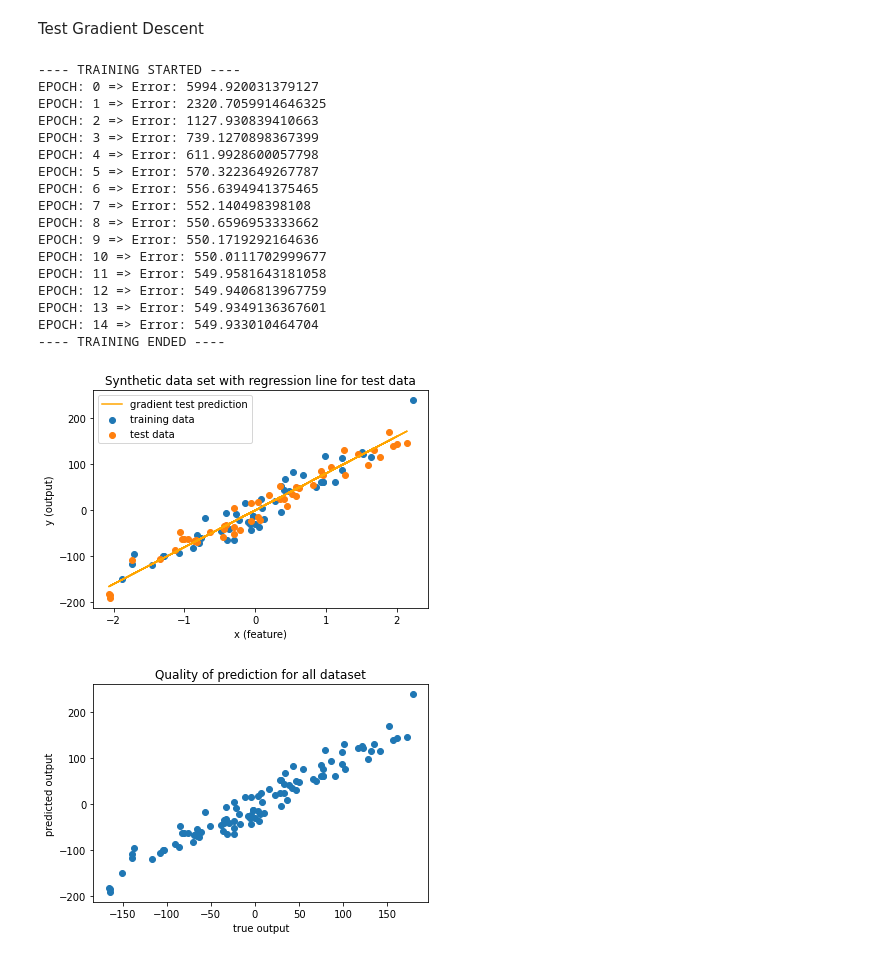
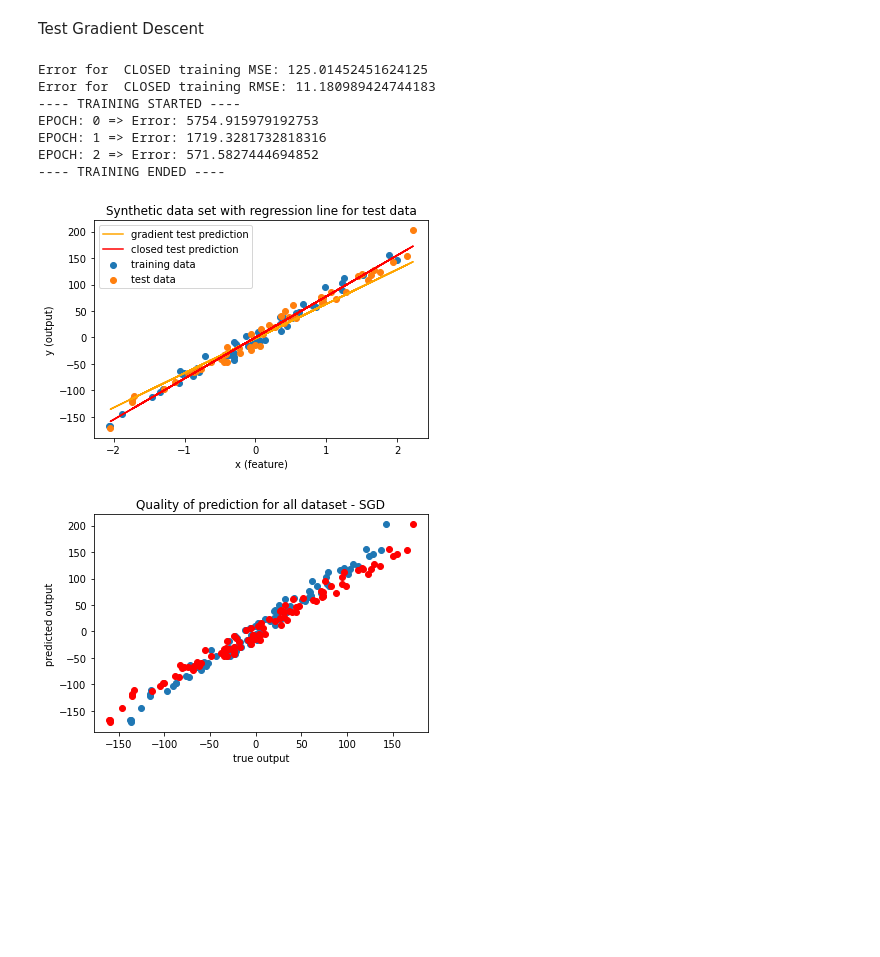
Before and after one commit to Radu1999/Regression-algorithms, a Jupyter notebook: Tema2.ipynb, the cells around one changed output. Saved outputs shown, nothing was run; the diff lists cells and outputs as text; code cells hidden in the pictures; blank space fills up the shorter version.

```diff
--- a/Tema2.ipynb
+++ b/Tema2.ipynb
@@ -12,7 +12,7 @@ from sklearn.model_selection import train_test_split
 # Simple dataset
 n_samples = 100
 n_features = 1
-noise = 20
+noise = 10
 X, y = datasets.make_regression(n_samples=n_samples, n_features=n_features, n_informative=1, noise=noise, random_state=37)
 fig = plt.figure(figsize=(4, 4))
 plt.xlabel("x (feature)")
@@ -22,8 +22,7 @@ plt.scatter(X, y)
 plt.show()
 
 # Complex dataset
-n_samples = 300
-x = np.linspace(-10, 10, n_samples) # coordinates
+x = np.linspace(-1, 1, n_samples) # coordinates
 noise_sample = np.random.normal(0,0.5,n_samples)
 sine_wave = x + np.sin(4*x) + noise_sample
 plt.plot(x, sine_wave, 'o');
@@ -149,7 +148,7 @@ Expand features to polynomial form for a better fit
 X_train, X_test, y_train, y_test = train_test_split(x, sine_wave, test_size=0.5)
 
 
-M = 7 #@param {type: "slider", default: 8, min: 1, max: 15}
+M = 10 #@param {type: "slider", default: 8, min: 1, max: 50}
 X_train_feat = extract_polynomial_features(X_train, M)
 X_test_feat = extract_polynomial_features(X_test, M)
 
@@ -168,7 +167,8 @@ plt.scatter(X_train, y_train, label="training data")
 plt.xlabel("x (feature)")
 plt.ylabel("y (output)")
 plt.title("Synthetic data set with regression line for test data")
-plt.plot(X_test, predict_test, label="test prediction", color="orange")
+xt, yt = zip(*sorted(zip(X_test, predict_test)))
+plt.plot(xt, yt, label="test prediction", color="red")
 plt.scatter(X_test, y_test, label="test data")
 #plt.plot(X_train, predict_train, label="trained prediction", color="red")
 plt.legend()
@@ -194,7 +194,7 @@ Gradient Descent
 # %%
 class LinearRegressionGD(object):
 
-    def train(self, X, T, lr=.01, epochs_no=15):
+    def train(self, X, T, lr=.01, epochs_no=3, print_epochs=True):
       print("---- TRAINING STARTED ----")
       (N, D) = X.shape
       X_hat = np.concatenate([X, np.ones((N, 1))], axis=1)
@@ -204,7 +204,8 @@ class LinearRegressionGD(object):
       for epoch in range(epochs_no):
         Y = X_hat @ self.W
         self.W = self.W - lr * self.get_gradient(Y, T, X_hat)
-        print(f'EPOCH: {epoch} => Error: {self.get_error(Y, T, "MSE")}')
+        if print_epochs:
+          print(f'EPOCH: {epoch} => Error: {self.get_error(Y, T, "MSE")}')
       print("---- TRAINING ENDED ----")
 
     def get_gradient(self, Y, T, X):
@@ -224,53 +225,52 @@ class LinearRegressionGD(object):
 Test Gradient Descent
 # %%
 X_train, X_test, y_train, y_test = train_test_split(X, y, test_size=0.5)
+X_train_feat = extract_polynomial_features(X_train, 1)
+X_test_feat = extract_polynomial_features(X_test, 1)
 
-model = LinearRegressionGD()
-model.train(X_train, y_train)
+model = LinearRegression()
+model.fit(X_train_feat, y_train)
+predict_test = model.predict(X_test_feat)
 
+print(f'Error for  CLOSED training MSE: {model.get_error(predict_test, y_test, "MSE")}')
+print(f'Error for  CLOSED training RMSE: {model.get_error(predict_test, y_test, "RMSE")}')
 
-predict_train_GD = model.predict(X_train)
-predict_test_GD = model.predict(X_test)
+modelGD = LinearRegressionGD()
+modelGD.train(X_train, y_train)
 
-
-
-
+predict_train_GD = modelGD.predict(X_train)
+predict_test_GD = modelGD.predict(X_test)
 
 
 plt.scatter(X_train, y_train, label="training data")
 plt.xlabel("x (feature)")
 plt.ylabel("y (output)")
 plt.title("Synthetic data set with regression line for test data")
 plt.plot(X_test, predict_test_GD, label="gradient test prediction", color="orange")
+plt.plot(X_test, predict_test, label="closed test prediction", color="red")
 plt.scatter(X_test, y_test, label="test data")
 #plt.plot(X_train, predict_train, label="trained prediction", color="red")
 plt.legend()
 plt.show()
 
 
-predict = model.predict(X)
-plt.scatter(predict, y)
+predictGD = modelGD.predict(X)
+plt.scatter(predictGD, y, label="Gradient Decent")
 plt.xlabel("true output")
 plt.ylabel("predicted output")
-plt.title("Quality of prediction for all dataset")
+plt.title("Quality of prediction for all dataset - SGD")
+
+X_feat = extract_polynomial_features(X, 1)
+predict = model.predict(X_feat)
+plt.scatter(predict, y, color="red", label="Closed regression")
 plt.show()
 # %% [output]
+Error for  CLOSED training MSE: 125.01452451624125
+Error for  CLOSED training RMSE: 11.180989424744183
 ---- TRAINING STARTED ----
-EPOCH: 0 => Error: 5994.920031379127
-EPOCH: 1 => Error: 2320.7059914646325
-EPOCH: 2 => Error: 1127.930839410663
-EPOCH: 3 => Error: 739.1270898367399
-EPOCH: 4 => Error: 611.9928600057798
-EPOCH: 5 => Error: 570.3223649267787
-EPOCH: 6 => Error: 556.6394941375465
-EPOCH: 7 => Error: 552.140498398108
-EPOCH: 8 => Error: 550.6596953333662
-EPOCH: 9 => Error: 550.1719292164636
-EPOCH: 10 => Error: 550.0111702999677
-EPOCH: 11 => Error: 549.9581643181058
-EPOCH: 12 => Error: 549.9406813967759
-EPOCH: 13 => Error: 549.9349136367601
-EPOCH: 14 => Error: 549.933010464704
+EPOCH: 0 => Error: 5754.915979192753
+EPOCH: 1 => Error: 1719.3281732818316
+EPOCH: 2 => Error: 571.5827444694852
 ---- TRAINING ENDED ----
-[figure, old version]
+[figure, new version]
-[figure, old version]
+[figure, new version]
```
Also changed, not shown: parts of 8 cells of this notebook.
